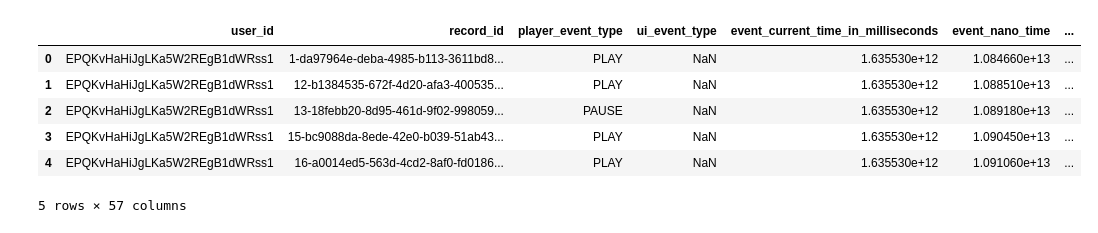
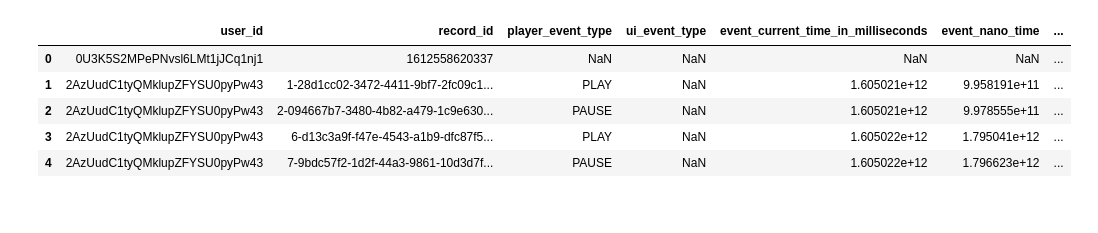
Before and after one commit to CUTR-at-USF/muser-dashboard, a Jupyter notebook: Working_Codes/Joined Scripts.ipynb, the cells around one changed output. Saved outputs shown, nothing was run; the diff lists cells and outputs as text; code cells hidden in the pictures.

```diff
--- a/Working_Codes/Joined Scripts.ipynb
+++ b/Working_Codes/Joined Scripts.ipynb
@@ -7,16 +7,19 @@ import datetime
 import os
 from datetime import datetime as dt
 from glob import glob
+# %%
+# Set display to max for rows and columns
+pd.set_option('display.max_rows', None)
+pd.set_option("display.max_columns", None)
 # %%
-df = pd.read_csv(r'D:\Shyam\Documents\MUSER\Analysis\Users Datasets\muser-user-sayla.csv',encoding='utf-8-sig')
+df = pd.read_csv(r'D:\Shyam\Documents\MUSER\Extraction\music-analysis.csv',encoding='latin-1')
 df.head(5)
 # %% [output]
 |  | user_id | record_id | player_event_type | ui_event_type | event_current_time_in_milliseconds | event_nano_time | ... |
-| 0 | EPQKvHaHiJgLKa5W2REgB1dWRss1 | 1-da97964e-deba-4985-b113-3611bd8... | PLAY | NaN | 1.635530e+12 | 1.084660e+13 | ... |
-| 1 | EPQKvHaHiJgLKa5W2REgB1dWRss1 | 12-b1384535-672f-4d20-afa3-400535... | PLAY | NaN | 1.635530e+12 | 1.088510e+13 | ... |
-| 2 | EPQKvHaHiJgLKa5W2REgB1dWRss1 | 13-18febb20-8d95-461d-9f02-998059... | PAUSE | NaN | 1.635530e+12 | 1.089180e+13 | ... |
-| 3 | EPQKvHaHiJgLKa5W2REgB1dWRss1 | 15-bc9088da-8ede-42e0-b039-51ab43... | PLAY | NaN | 1.635530e+12 | 1.090450e+13 | ... |
-| 4 | EPQKvHaHiJgLKa5W2REgB1dWRss1 | 16-a0014ed5-563d-4cd2-8af0-fd0186... | PLAY | NaN | 1.635530e+12 | 1.091060e+13 | ... |
+| 0 | 0U3K5S2MPePNvsl6LMt1jJCq1nj1 | 1612558620337 | NaN | NaN | NaN | NaN | ... |
+| 1 | 2AzUudC1tyQMklupZFYSU0pyPw43 | 1-28d1cc02-3472-4411-9bf7-2fc09c1... | PLAY | NaN | 1.605021e+12 | 9.958191e+11 | ... |
+| 2 | 2AzUudC1tyQMklupZFYSU0pyPw43 | 2-094667b7-3480-4b82-a479-1c9e630... | PAUSE | NaN | 1.605021e+12 | 9.978555e+11 | ... |
+| 3 | 2AzUudC1tyQMklupZFYSU0pyPw43 | 6-d13c3a9f-f47e-4543-a1b9-dfc87f5... | PLAY | NaN | 1.605022e+12 | 1.795041e+12 | ... |
+| 4 | 2AzUudC1tyQMklupZFYSU0pyPw43 | 7-9bdc57f2-1d2f-44a3-9861-10d3d7f... | PAUSE | NaN | 1.605022e+12 | 1.796623e+12 | ... |
-5 rows × 57 columns
 # %%
 #sorting the current timestamp in ascending order
```
Also changed, not shown: parts of 10 cells of this notebook, 10 other files.
